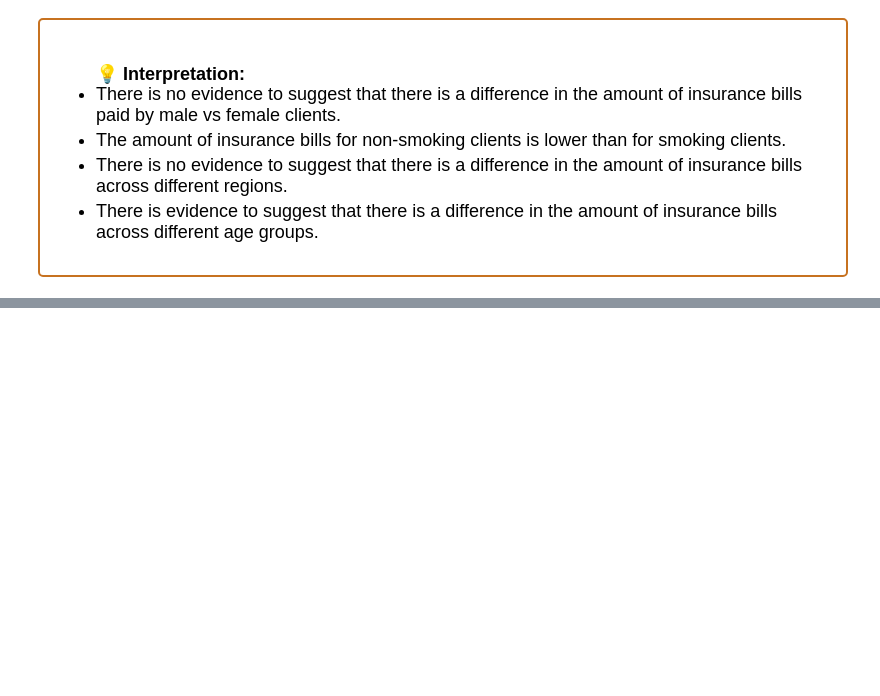
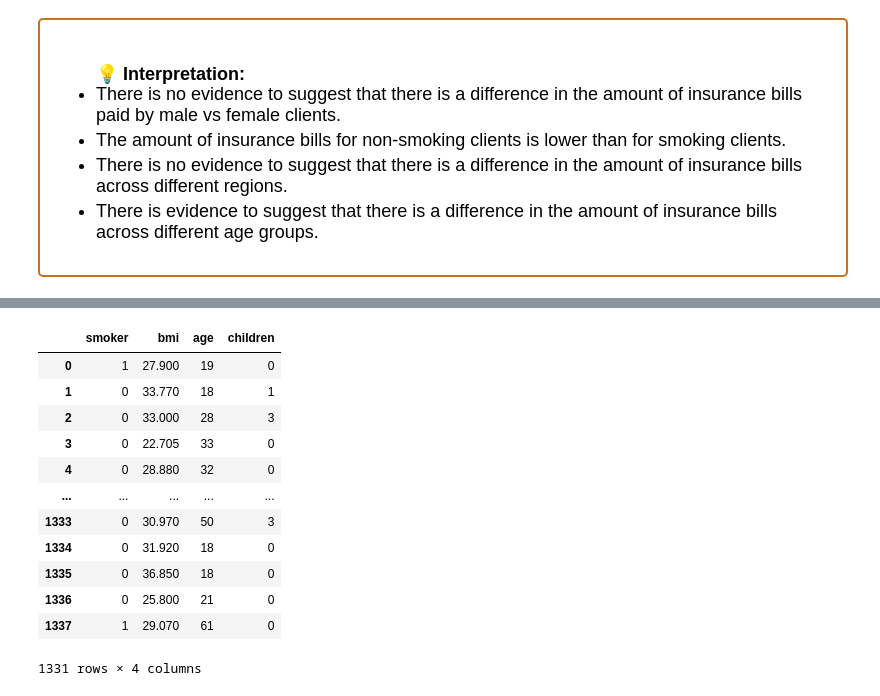
Before and after one commit to akramkhal/KaggleProjects, a Jupyter notebook: MedicalCosts/insurance.ipynb.ipynb, the cells around one changed output, grey strips where cells are left out. Saved outputs shown, nothing was run; the diff lists cells and outputs as text; code cells hidden in the pictures; blank space fills up the shorter version.

```diff
--- a/MedicalCosts/insurance.ipynb.ipynb
+++ b/MedicalCosts/insurance.ipynb.ipynb
@@ -1342,0 +1374,16 @@ plt.show();
+# %%
+X_new
+# %% [output]
+|  | smoker | bmi | age | children |
+| 0 | 1 | 27.900 | 19 | 0 |
+| 1 | 0 | 33.770 | 18 | 1 |
+| 2 | 0 | 33.000 | 28 | 3 |
+| 3 | 0 | 22.705 | 33 | 0 |
+| 4 | 0 | 28.880 | 32 | 0 |
+| ... | ... | ... | ... | ... |
+| 1333 | 0 | 30.970 | 50 | 3 |
+| 1334 | 0 | 31.920 | 18 | 0 |
+| 1335 | 0 | 36.850 | 18 | 0 |
+| 1336 | 0 | 25.800 | 21 | 0 |
+| 1337 | 1 | 29.070 | 61 | 0 |
+1331 rows × 4 columns
```
Also changed, not shown: parts of 16 cells of this notebook.
